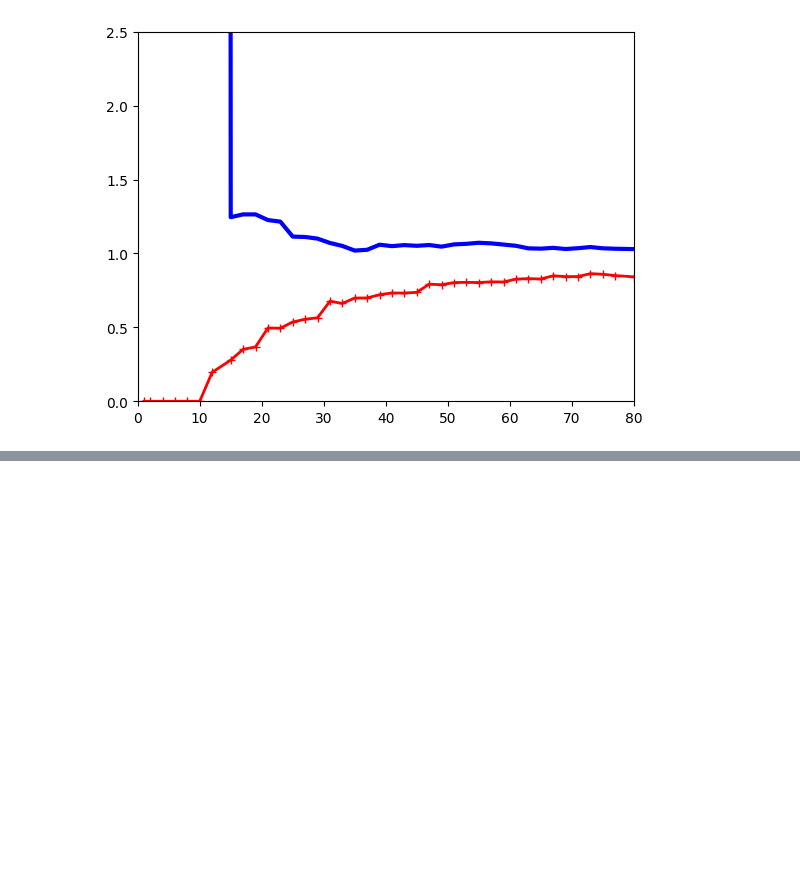
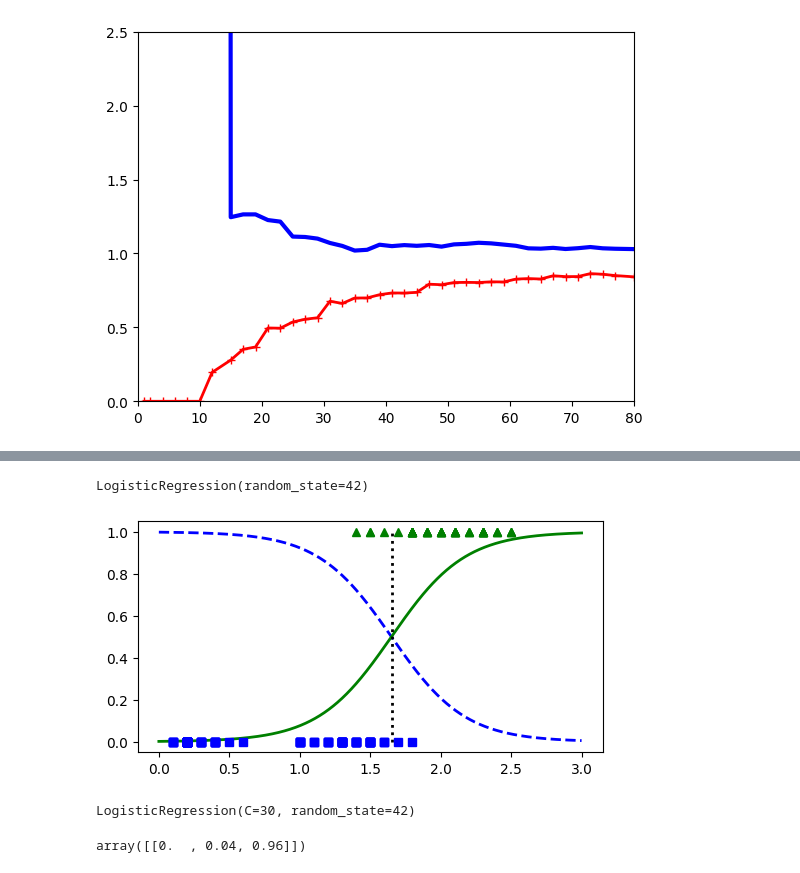
Before and after one commit to ChiragBangera/Handsonml, a Jupyter notebook: chapter_4/chapter_4.ipynb, the cells around one changed output, grey strips where cells are left out. Cells and saved outputs as stored; diff of their text form; code cells hidden in the pictures; blank space fills up the shorter version.

```diff
--- a/chapter_4/chapter_4.ipynb
+++ b/chapter_4/chapter_4.ipynb
@@ -140,0 +200,3 @@ plt.show()
+# %%
+iris = load_iris(as_frame=True)
+list(iris)
@@ -140,0 +212,43 @@ plt.show()
+# %%
+X = iris.data[['petal width (cm)']].values
+y = iris.target_names[iris.target] == 'virginica'
+X_train, X_test, y_train, y_test = train_test_split(X, y, random_state=42)
+# %%
+log_reg = LogisticRegression(random_state=42)
+log_reg.fit(X_train, y_train)
+# %% [output]
+LogisticRegression(random_state=42)
+# %%
+# cheking probabilities manually for petal width between 1 and 3
+
+X_new = np.linspace(0,3, 1000).reshape(-1, 1)
+y_proba = log_reg.predict_proba(X_new)
+decision_boundary = X_new[y_proba[:,1]>=.5][0,0]
+virginica_width = iris.data['petal width (cm)'][iris.target_names[iris.target] == 'virginica']
+other_width = iris.data['petal width (cm)'][iris.target_names[iris.target] != 'virginica']
+
+plt.figure(figsize=(6,3))
+plt.plot(X_new, y_proba[:,0], 'b--', linewidth = 2, label = 'Not Iris virginica proba')
+plt.plot(X_new, y_proba[:,1], 'g-', linewidth = 2, label='Iris virginica proba')
+plt.plot([decision_boundary, decision_boundary], [0,1], 'k:', linewidth=2, label = 'Decision Boundary')
+plt.plot(virginica_width, [1]*len(virginica_width), 'g^')
+plt.plot(other_width, [0]*len(other_width), 'bs')
+plt.show()
+
+# In logistic regression model is not alpha as in other models it inverse c. The higher the value of c
+# the less the model is regularized
+# %% [output]
+[figure, added]
+# %%
+X = iris.data[['petal length (cm)', 'petal width (cm)']].values
+y = iris['target']
+X_train, X_test, y_train, y_test = train_test_split(X, y, random_state=42)
+softmax_reg = LogisticRegression(C=30, random_state=42)
+softmax_reg.fit(X_train, y_train)
+# %% [output]
+LogisticRegression(C=30, random_state=42)
+# %%
+softmax_reg.predict([[5, 2]])
+softmax_reg.predict_proba([[5, 2]]).round(2)
+# %% [output]
+array([[0.  , 0.04, 0.96]])
```
Also changed, not shown: parts of 6 cells of this notebook, 4 other files.
